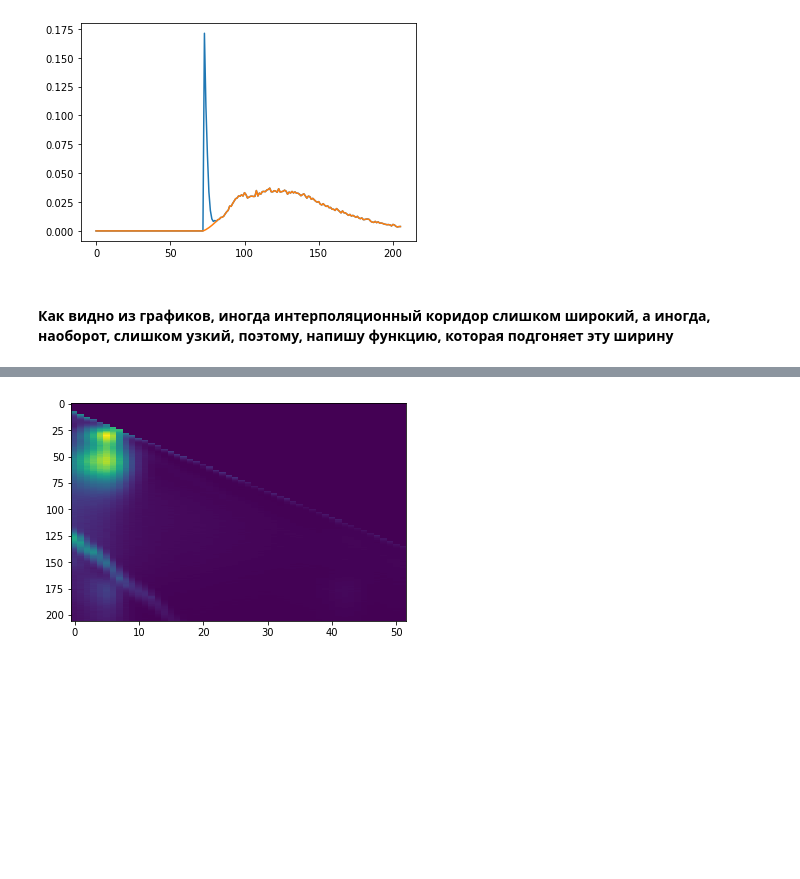
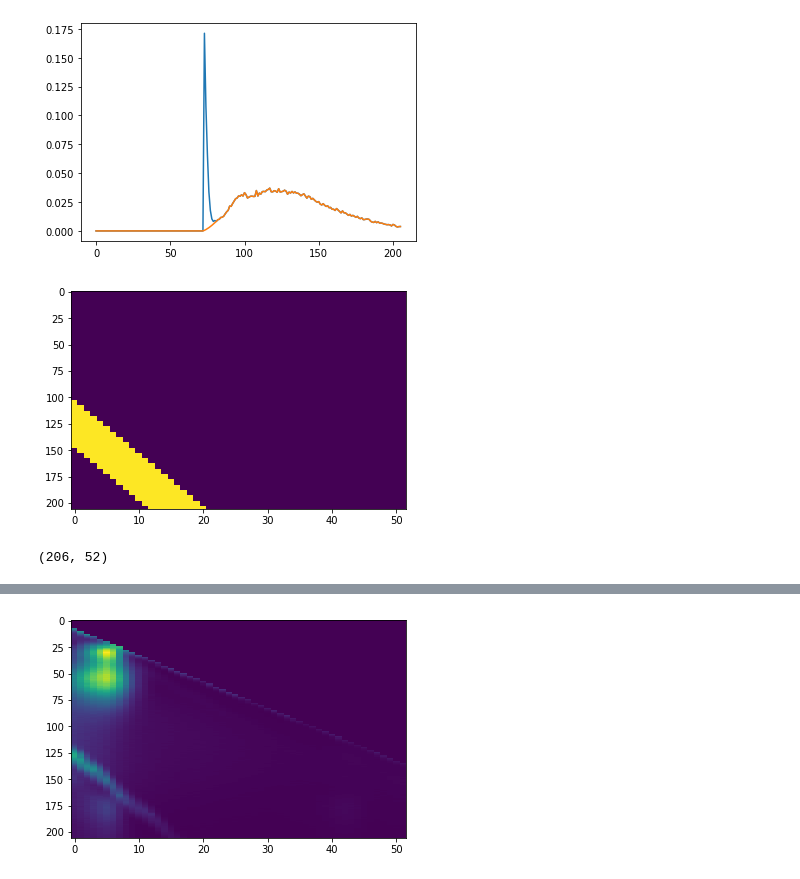
Before and after one commit to 89605502155/ML-repositry, a Jupyter notebook: new_interpolation.ipynb, the cells around one changed output, grey strips where cells are left out. Drawn from its saved outputs; the diff is of its cells as text; code cells hidden in the pictures; blank space fills up the shorter version.

```diff
--- a/new_interpolation.ipynb
+++ b/new_interpolation.ipynb
@@ -209 +147,10 @@ Xw=Xw[:,koef:]
+# %%
+plt.imshow(Xw,aspect='auto')
+plt.show()
+# %% [output]
+[figure, added]
+# %%
+Xw.shape
+# %% [output]
+(206, 52)
 # %%
@@ -255,5 +208,3 @@ def function_6 (data, bool_vector,wave):
                     else:
                         cop_data[i]=0
     return cop_data
-# %% [markdown]
-#### Как видно из графиков, иногда интерполяционный коридор слишком широкий, а иногда, наоборот, слишком узкий, поэтому, напишу функцию, которая подгоняет эту ширину
```
Also changed, not shown: parts of 23 cells of this notebook, 1 other file.
